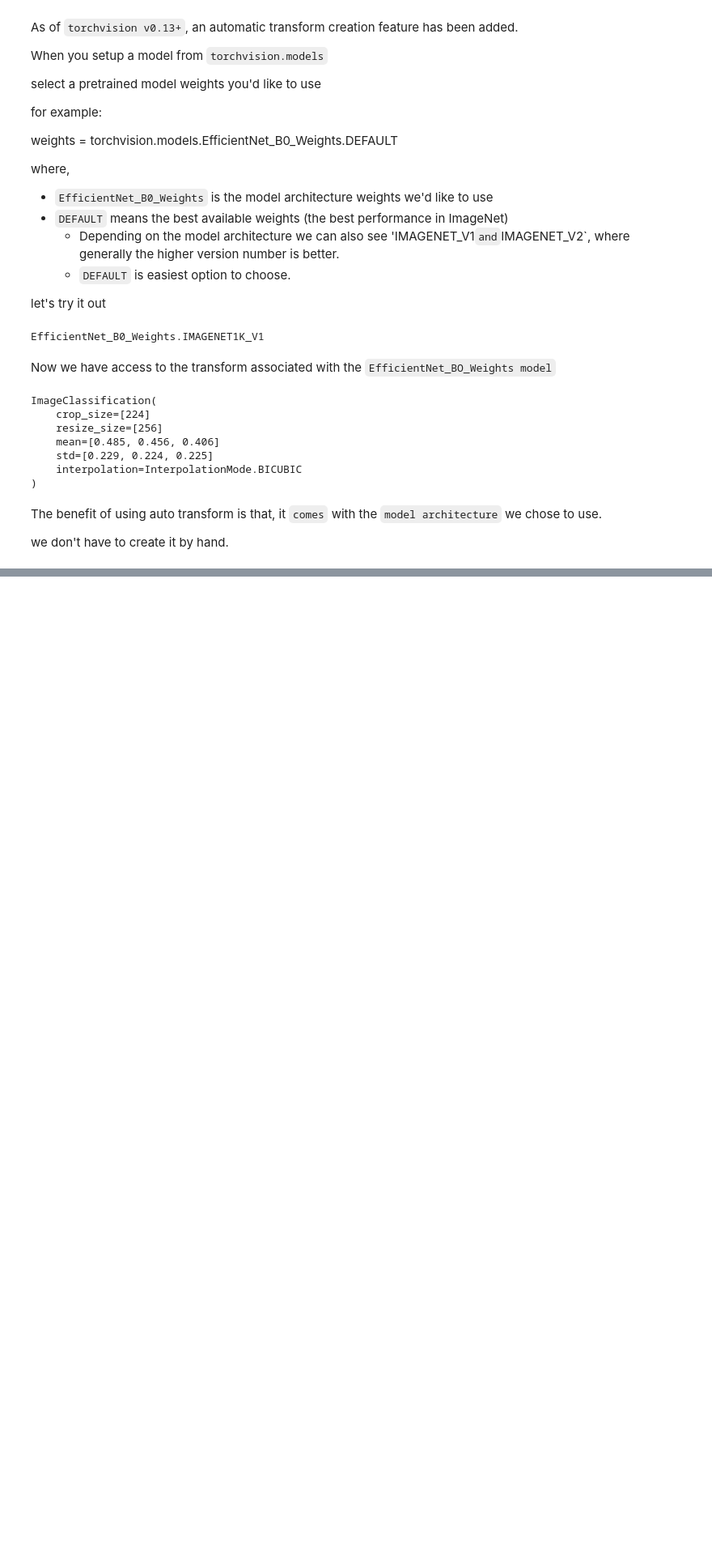
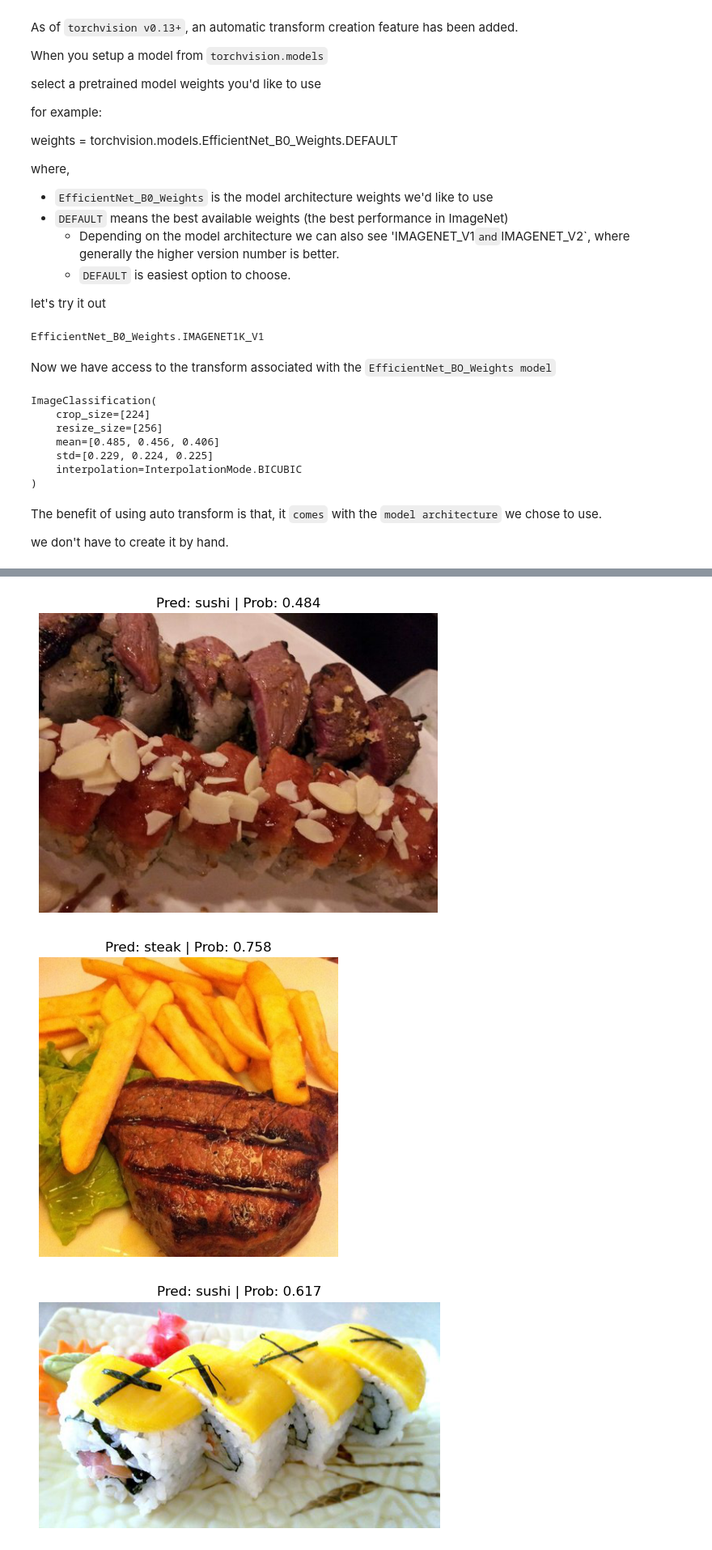
Before and after one commit to maheshsunuwar/deep-learning-pytorch, a Jupyter notebook: 06. PyTorch Transfer Learning/06_pytorch_transfer_learning.ipynb, the cells around one changed output, grey strips where cells are left out. Shown at 81% size. Saved outputs shown, nothing was run; the diff lists cells and outputs as text; code cells hidden in the pictures; blank space fills up the shorter version.

```diff
--- a/06. PyTorch Transfer Learning/06_pytorch_transfer_learning.ipynb
+++ b/06. PyTorch Transfer Learning/06_pytorch_transfer_learning.ipynb
@@ -197,0 +588,21 @@ we don't have to create it by hand.
+# %%
+test_images_path = list(data_path.glob('*/test/*/*.jpg'))
+
+# select random path
+import random
+random.seed(42)
+
+random_image_path = random.choices(test_images_path, k=3)
+
+
+for img_path in random_image_path:
+    pred_and_plot_img(model=model,
+                      img_path=img_path,
+                      class_names=class_names,
+                      image_size=(224,224),
+                      transform=auto_transforms,
+                      device=device)
+# %% [output]
+[figure, added]
+[figure, added]
+[figure, added]
```
Also changed, not shown: parts of 39 cells of this notebook, 16 other files.
